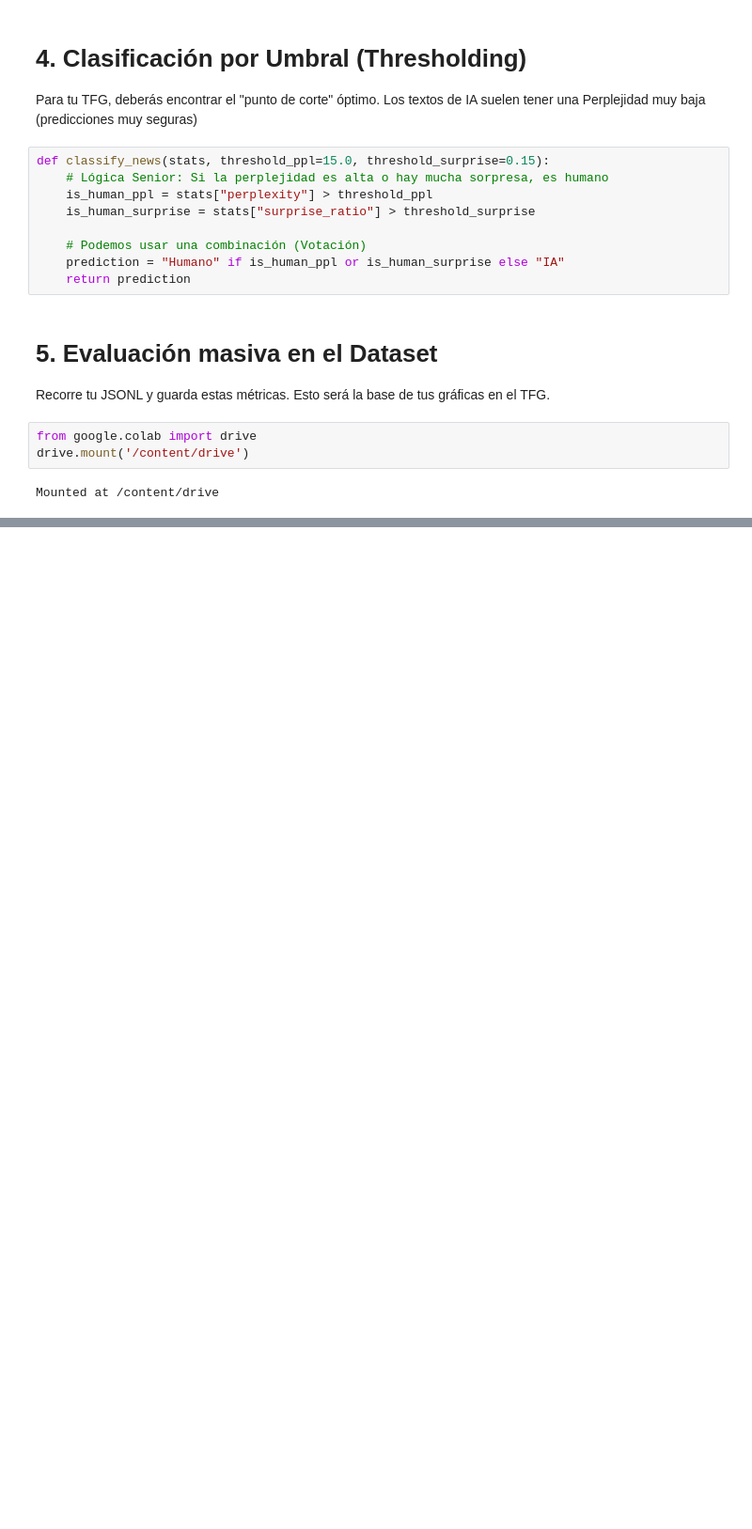
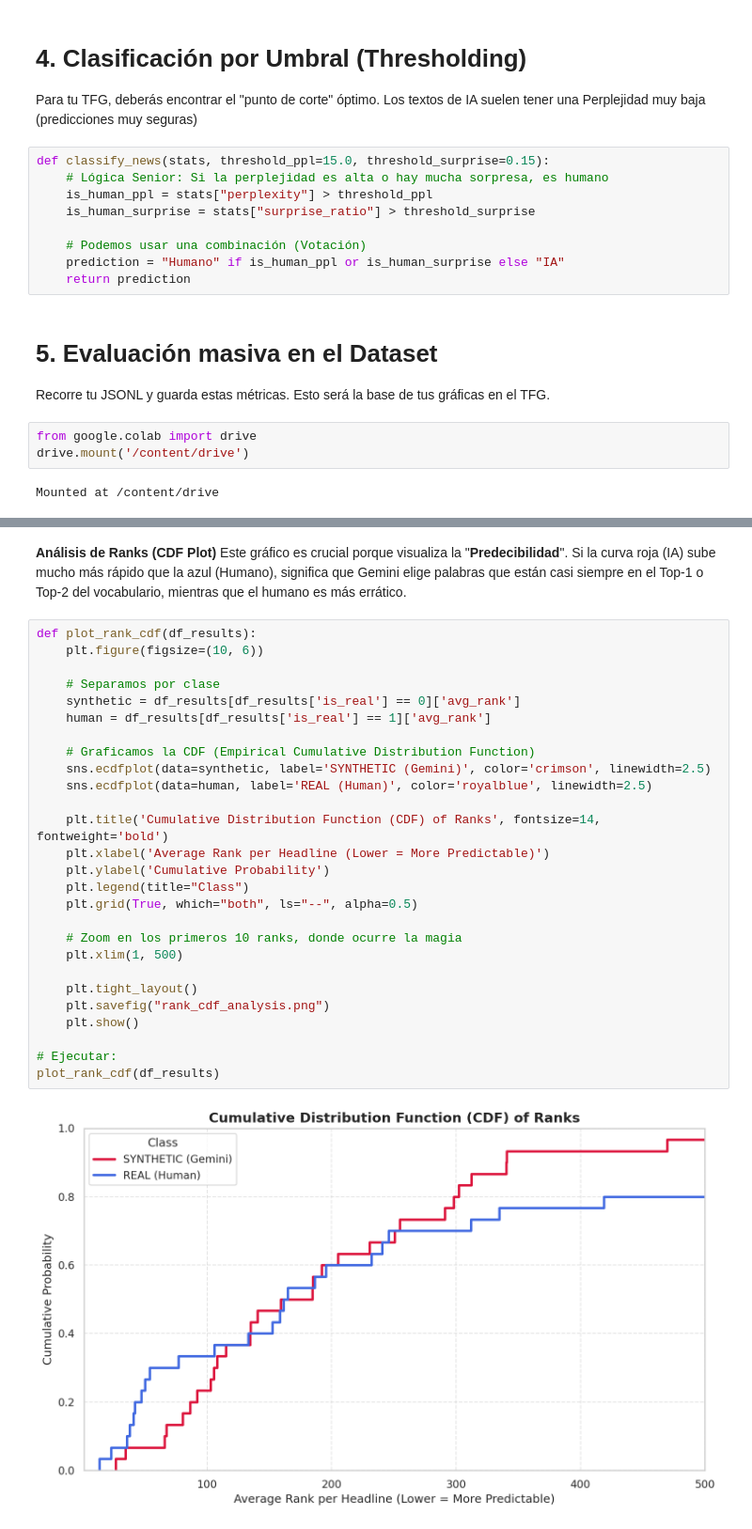
Before and after one commit to JavierPrior845/tfg-ai-text-detection, a Jupyter notebook: models/decoder-only/Decoder-Only-Titles.ipynb, the cells around one changed output, grey strips where cells are left out. Shown at 94% size. Cells and saved outputs as stored; diff of their text form; blank space fills up the shorter version.

```diff
--- a/models/decoder-only/Decoder-Only-Titles.ipynb
+++ b/models/decoder-only/Decoder-Only-Titles.ipynb
@@ -109,0 +158,32 @@ label_real
+# %% [markdown]
+**Análisis de Ranks (CDF Plot)**
+Este gráfico es crucial porque visualiza la "**Predecibilidad**". Si la curva roja (IA) sube mucho más rápido que la azul (Humano), significa que Gemini elige palabras que están casi siempre en el Top-1 o Top-2 del vocabulario, mientras que el humano es más errático.
+# %%
+def plot_rank_cdf(df_results):
+    plt.figure(figsize=(10, 6))
+
+    # Separamos por clase
+    synthetic = df_results[df_results['is_real'] == 0]['avg_rank']
+    human = df_results[df_results['is_real'] == 1]['avg_rank']
+
+    # Graficamos la CDF (Empirical Cumulative Distribution Function)
+    sns.ecdfplot(data=synthetic, label='SYNTHETIC (Gemini)', color='crimson', linewidth=2.5)
+    sns.ecdfplot(data=human, label='REAL (Human)', color='royalblue', linewidth=2.5)
+
+    plt.title('Cumulative Distribution Function (CDF) of Ranks', fontsize=14, fontweight='bold')
+    plt.xlabel('Average Rank per Headline (Lower = More Predictable)')
+    plt.ylabel('Cumulative Probability')
+    plt.legend(title="Class")
+    plt.grid(True, which="both", ls="--", alpha=0.5)
+
+    # Zoom en los primeros 10 ranks, donde ocurre la magia
+    plt.xlim(1, 500)
+
+    plt.tight_layout()
+    plt.savefig("rank_cdf_analysis.png")
+    plt.show()
+
+# Ejecutar:
+plot_rank_cdf(df_results)
+# %% [output]
+[figure, added]
```
Also changed, not shown: parts of 10 cells of this notebook.
